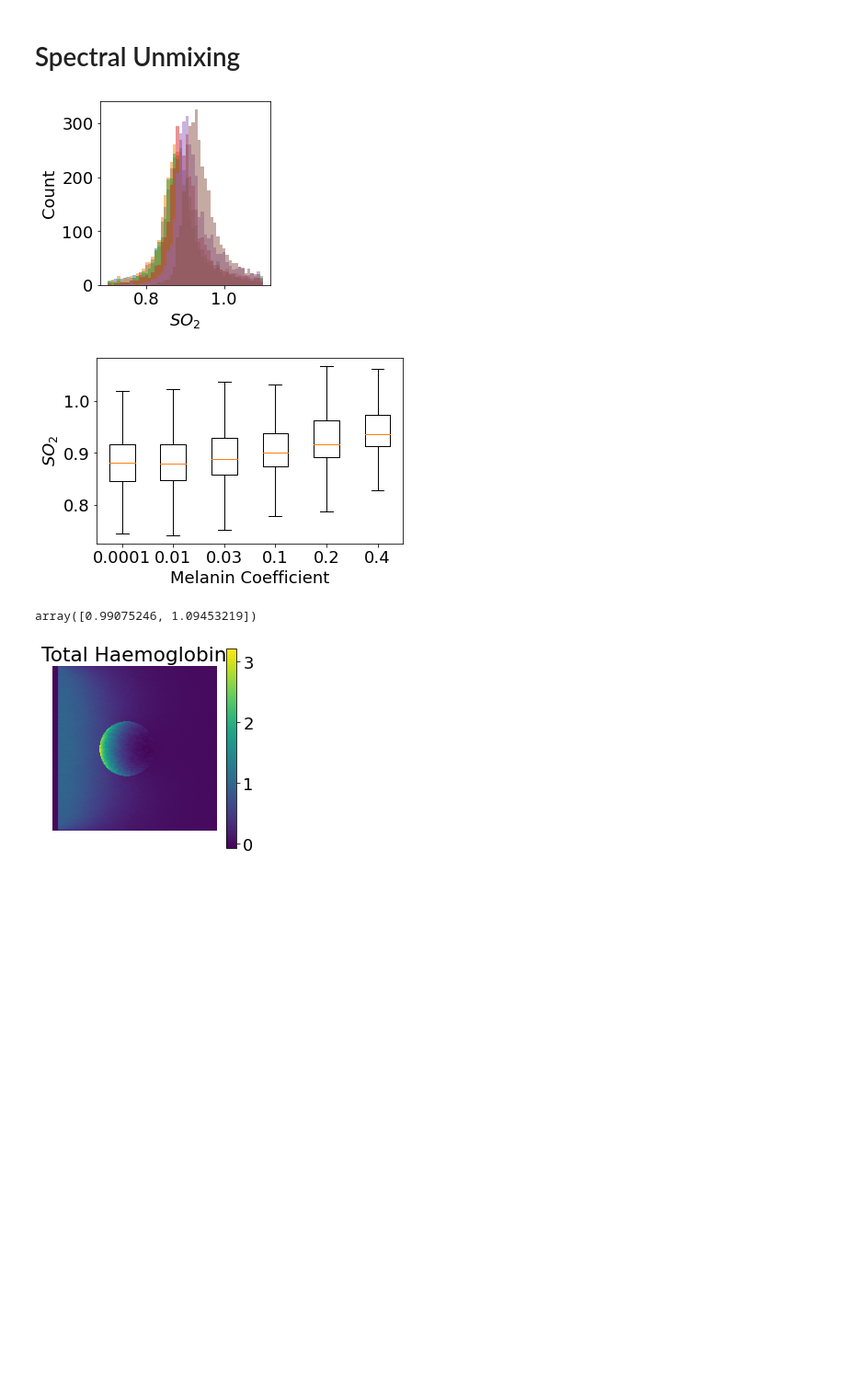
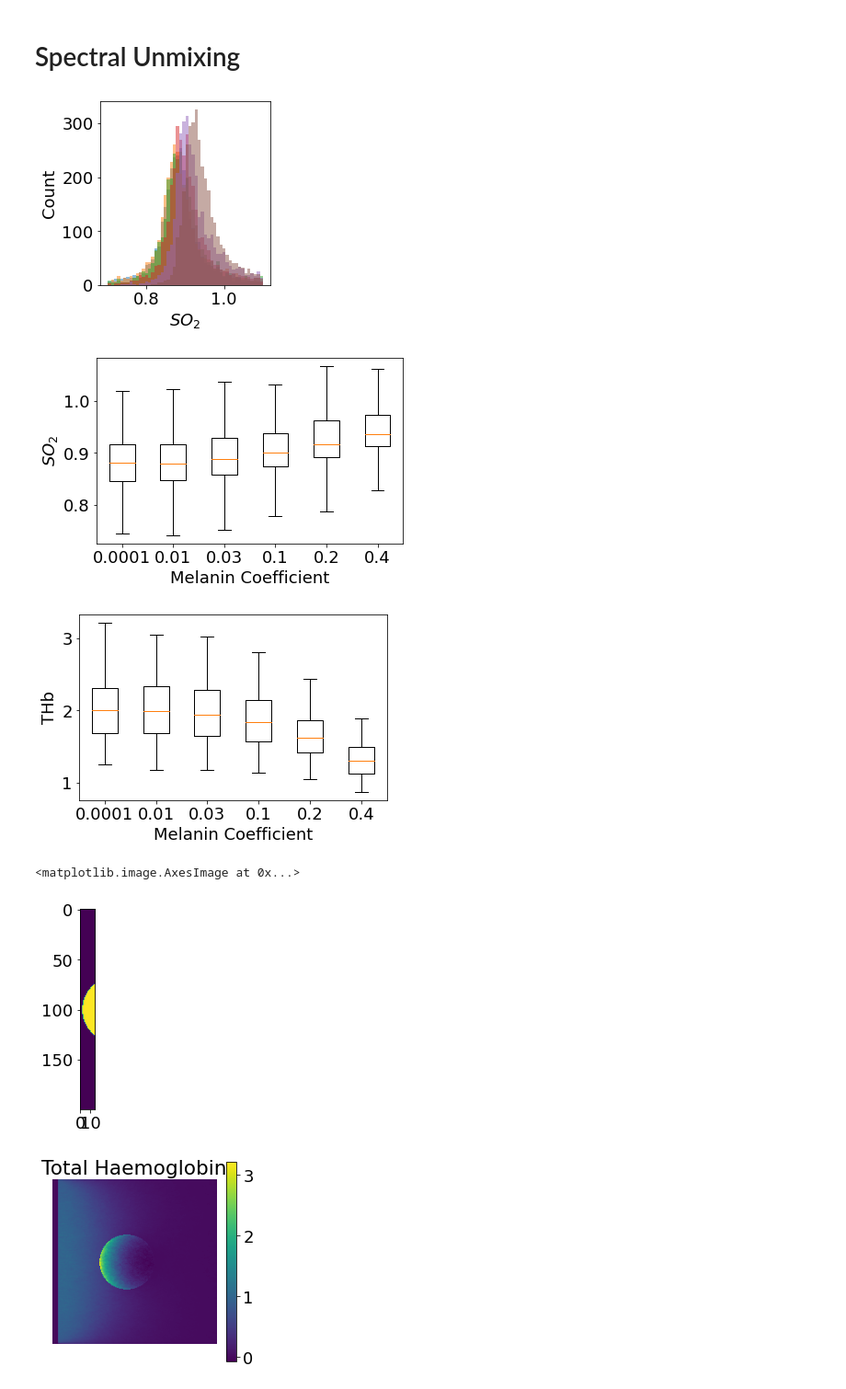
Before and after one commit to tomelse/SkinPhantomSimulations, a Jupyter notebook: Exp1/Melanin Analysis.ipynb, the cells around one changed output. Shown: that part at 92% size. Cells and saved outputs as stored; diff of their text form; code cells hidden in the pictures; blank space fills up the shorter version.

```diff
--- a/Exp1/Melanin Analysis.ipynb
+++ b/Exp1/Melanin Analysis.ipynb
@@ -123,23 +123,33 @@ THb = [M[:, :, 1]+M[:, :, 0] for M in unmixed]
 # %%
 for s, label in zip(so2, labels):
     plt.hist(s[volume_numbered == 4], bins=50, range=(0.7,1.1), label=label, alpha=0.5)
 plt.xlabel("$SO_2$")
 plt.ylabel("Count")
 plt.tight_layout()
 plt.savefig("../FiguresOutput/melanin_so2_hist.png")
 plt.show()
 plt.figure(figsize=(6,4))
 plt.boxplot([s[volume_numbered == 4] for s in so2], showfliers=False, labels=labels)
 plt.xlabel("Melanin Coefficient")
 plt.ylabel("$SO_2$")
 plt.tight_layout()
 plt.savefig("../FiguresOutput/melanin_so2_box.png")
 plt.show()
-np.percentile(so2[0], (25,75))
+
+plt.figure(figsize=(6,4))
+plt.boxplot([s[:, 55:70][(volume_numbered == 4)[:, 55:70]] for s in THb], showfliers=False, labels=labels)
+plt.xlabel("Melanin Coefficient")
+plt.ylabel("THb")
+plt.tight_layout()
+plt.savefig("../FiguresOutput/melanin_THb_box.png")
+plt.show()
+plt.imshow((volume_numbered == 4)[:, 55:70])
 # %% [output]
 [figure]
 [figure]
+[figure, added]
-array([0.99075246, 1.09453219])
+<matplotlib.image.AxesImage at 0x...>
+[figure, added]
 # %%
 n = 0
 plt.imshow(THb[n])
```
Also changed, not shown: 9 other files.
